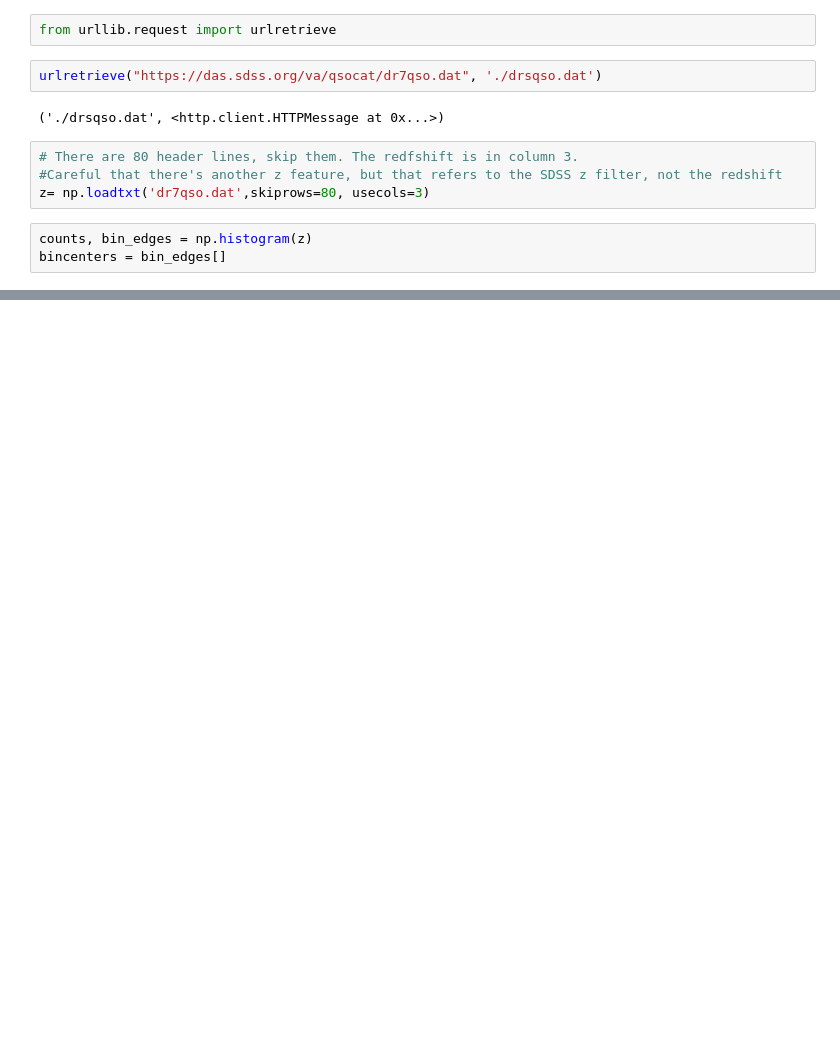
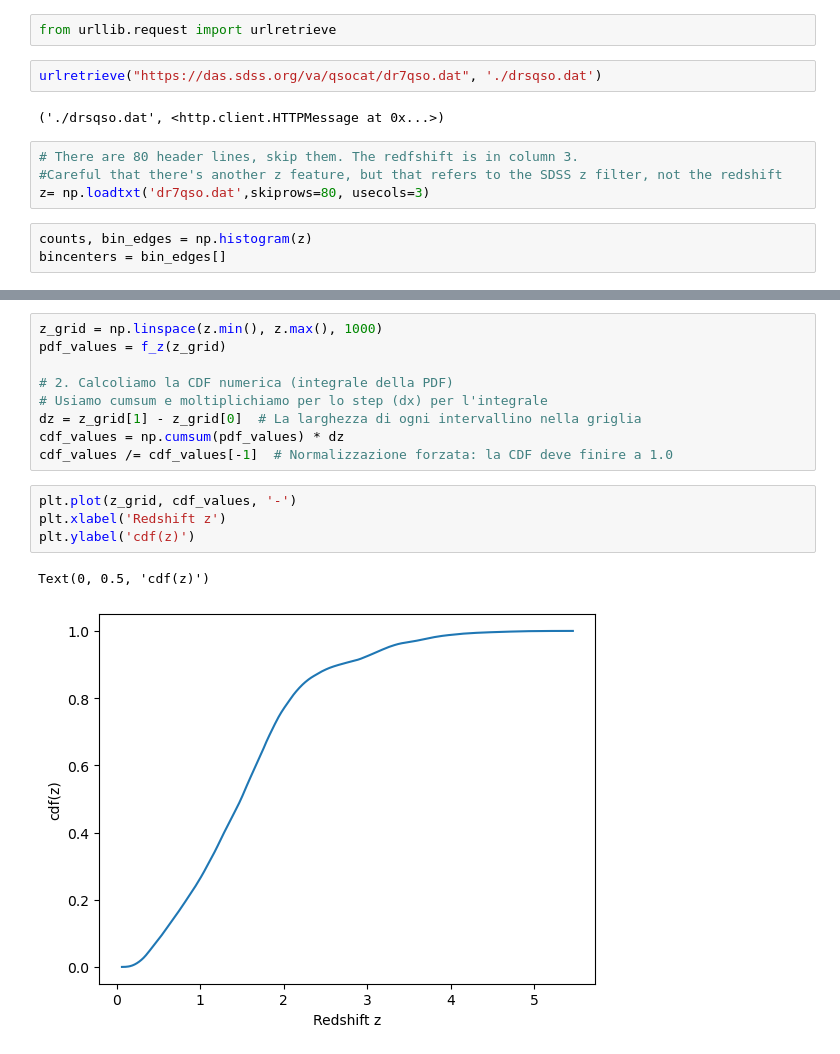
Before and after one commit to anna-tresoldi/astrostatistics_bicocca_2026, a Jupyter notebook: working/L04_quasars.ipynb, the cells around one changed output, grey strips where cells are left out. Saved outputs shown, nothing was run; the diff lists cells and outputs as text; blank space fills up the shorter version.

```diff
--- a/working/L04_quasars.ipynb
+++ b/working/L04_quasars.ipynb
@@ -103,0 +107,16 @@ plt.hist(goodpoints,bins=50,density=True,histtype='step',color='green');
+# %%
+z_grid = np.linspace(z.min(), z.max(), 1000)
+pdf_values = f_z(z_grid)
+
+# 2. Calcoliamo la CDF numerica (integrale della PDF)
+# Usiamo cumsum e moltiplichiamo per lo step (dx) per l'integrale
+dz = z_grid[1] - z_grid[0]  # La larghezza di ogni intervallino nella griglia
+cdf_values = np.cumsum(pdf_values) * dz
+cdf_values /= cdf_values[-1]  # Normalizzazione forzata: la CDF deve finire a 1.0
+# %%
+plt.plot(z_grid, cdf_values, '-')
+plt.xlabel('Redshift z')
+plt.ylabel('cdf(z)')
+# %% [output]
+Text(0, 0.5, 'cdf(z)')
+[figure, added]
```
Also changed, not shown: parts of 10 cells of this notebook.
